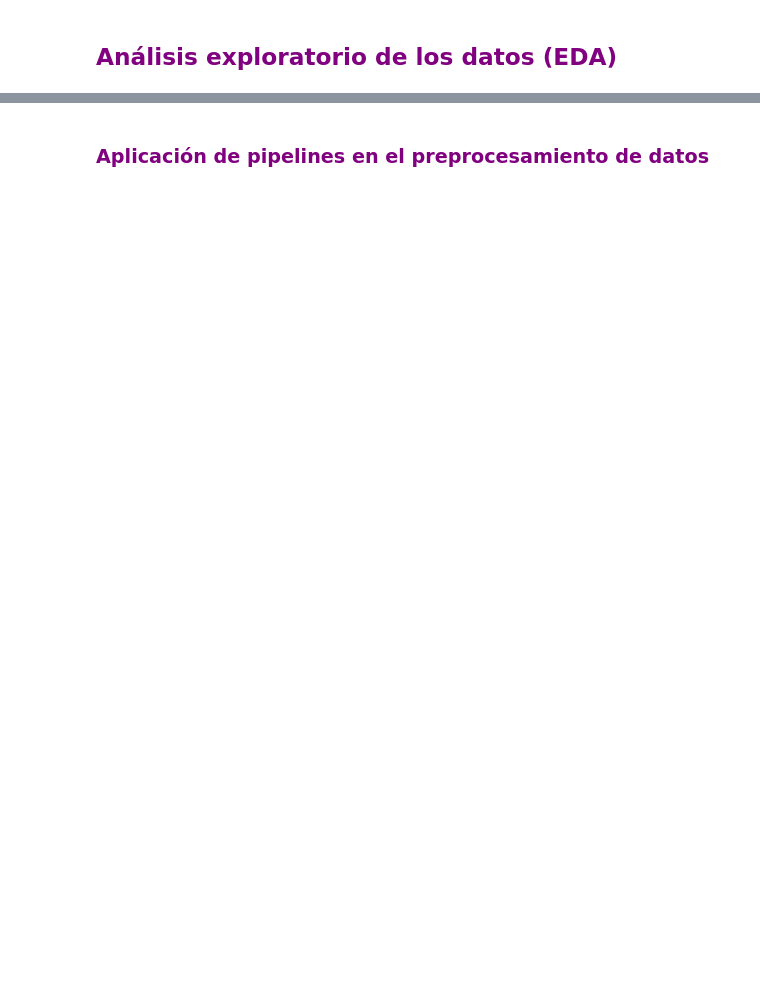
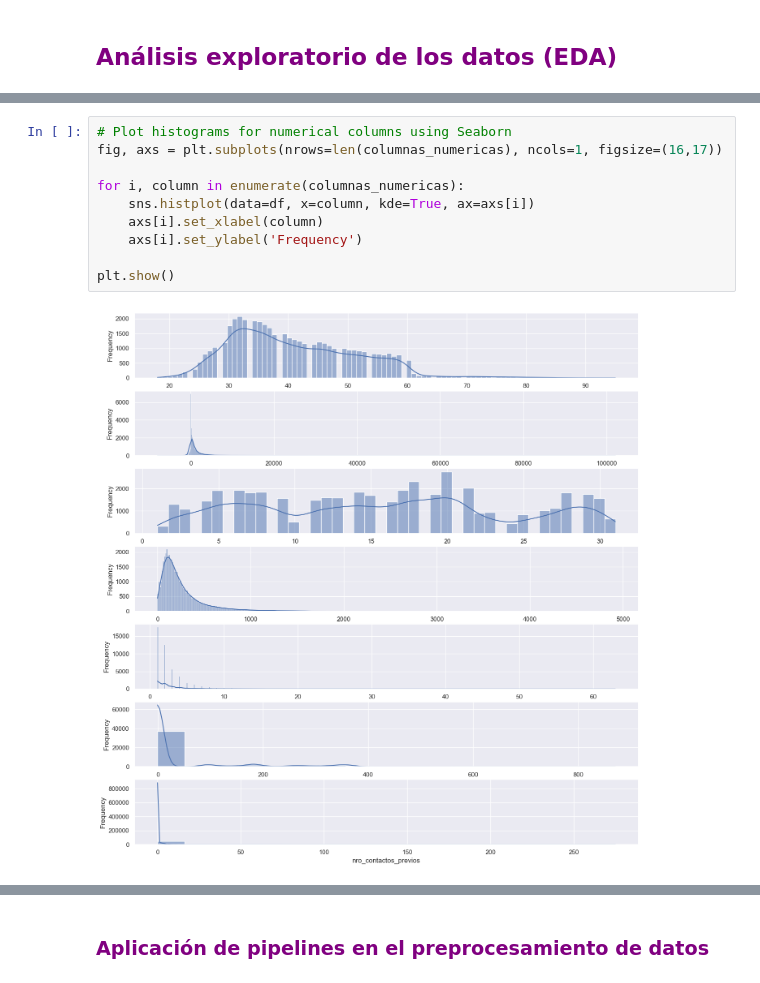
Before and after one commit to Ael-Dev/projects-of-data-science-applied-to-business, a Jupyter notebook: Marketing/bank_marketing_client_subscription.ipynb, the cells around one changed output, grey strips where cells are left out. Drawn from its saved outputs; the diff is of its cells as text; blank space fills up the shorter version.

```diff
--- a/Marketing/bank_marketing_client_subscription.ipynb
+++ b/Marketing/bank_marketing_client_subscription.ipynb
@@ -56,0 +237,12 @@ Los datos están relacionados con campañas de marketing directo de una entidad
+# %%
+# Plot histograms for numerical columns using Seaborn
+fig, axs = plt.subplots(nrows=len(columnas_numericas), ncols=1, figsize=(16,17))
+
+for i, column in enumerate(columnas_numericas):
+    sns.histplot(data=df, x=column, kde=True, ax=axs[i])
+    axs[i].set_xlabel(column)
+    axs[i].set_ylabel('Frequency')
+
+plt.show()
+# %% [output]
+[figure, added]
```
Also changed, not shown: parts of 81 cells of this notebook.
